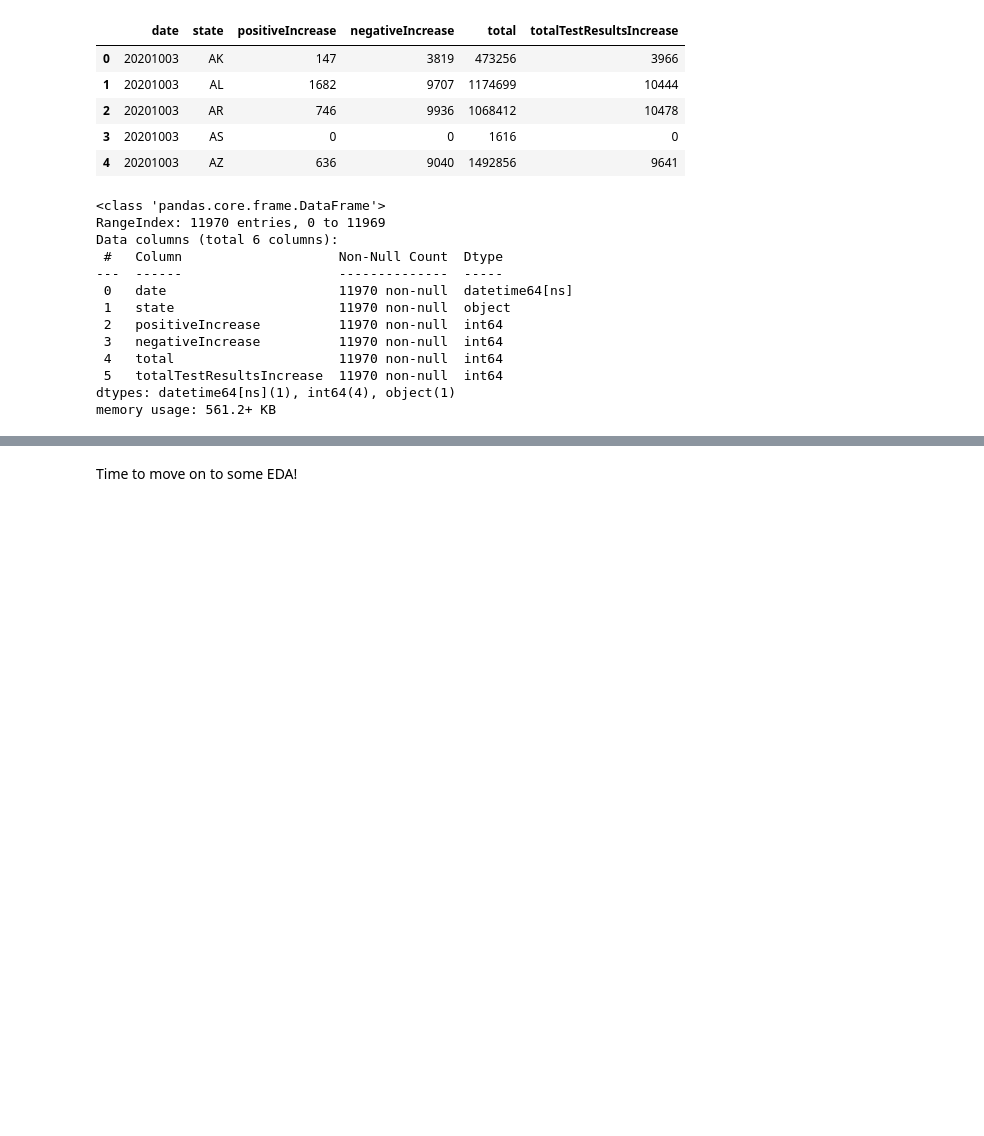
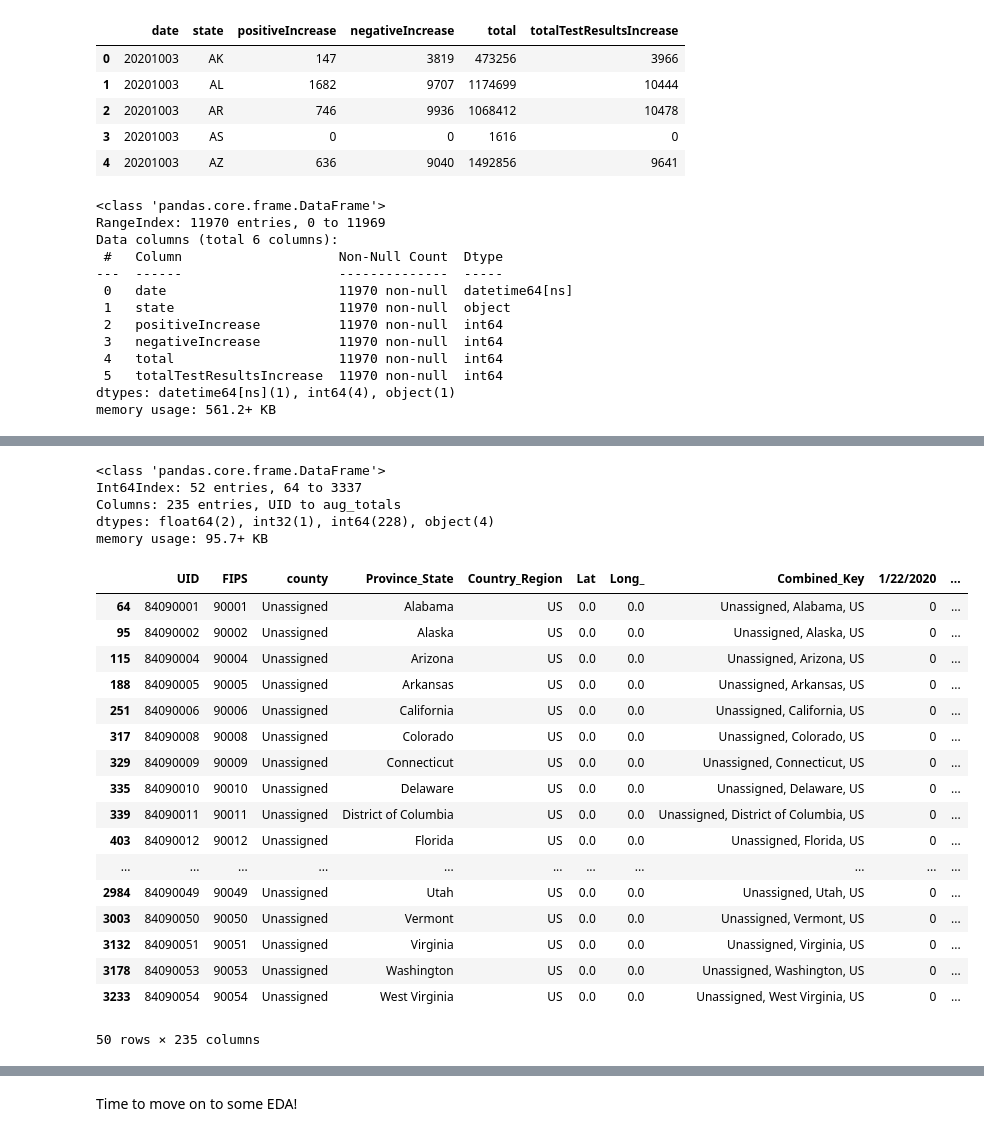
Before and after one commit to bmauss/COVID_Forecast, a Jupyter notebook: 1 Obtaining and Scrubbing Data.ipynb, the cells around one changed output, grey strips where cells are left out. Cells and saved outputs as stored; diff of their text form; code cells hidden in the pictures; blank space fills up the shorter version.

```diff
--- a/1 Obtaining and Scrubbing Data.ipynb
+++ b/1 Obtaining and Scrubbing Data.ipynb
@@ -493,0 +654,3 @@ state_df.to_csv('states_daily_preprocessed.csv')
+# %%
+county.dropna(how='any', inplace=True)
+county.isna().any()
@@ -493,0 +686,4 @@ state_df.to_csv('states_daily_preprocessed.csv')
+# %%
+# Change FIPS to int data type
+county['FIPS'] = county.FIPS.astype(int)
+type(county['FIPS'][0])
@@ -493,0 +695,32 @@ state_df.to_csv('states_daily_preprocessed.csv')
+# %%
+# Checking the Unique values of counties for any placeholders
+unassigned = county[county['county'] == 'Unassigned']
+unassigned.info()
+# %% [output]
+<class 'pandas.core.frame.DataFrame'>
+Int64Index: 52 entries, 64 to 3337
+Columns: 235 entries, UID to aug_totals
+dtypes: float64(2), int32(1), int64(228), object(4)
+memory usage: 95.7+ KB
+# %%
+# Checking
+unassigned.head(50)
+# %% [output]
+|  | UID | FIPS | county | Province_State | Country_Region | Lat | Long_ | Combined_Key | 1/22/2020 | ... |
+| 64 | 84090001 | 90001 | Unassigned | Alabama | US | 0.0 | 0.0 | Unassigned, Alabama, US | 0 | ... |
+| 95 | 84090002 | 90002 | Unassigned | Alaska | US | 0.0 | 0.0 | Unassigned, Alaska, US | 0 | ... |
+| 115 | 84090004 | 90004 | Unassigned | Arizona | US | 0.0 | 0.0 | Unassigned, Arizona, US | 0 | ... |
+| 188 | 84090005 | 90005 | Unassigned | Arkansas | US | 0.0 | 0.0 | Unassigned, Arkansas, US | 0 | ... |
+| 251 | 84090006 | 90006 | Unassigned | California | US | 0.0 | 0.0 | Unassigned, California, US | 0 | ... |
+| 317 | 84090008 | 90008 | Unassigned | Colorado | US | 0.0 | 0.0 | Unassigned, Colorado, US | 0 | ... |
+| 329 | 84090009 | 90009 | Unassigned | Connecticut | US | 0.0 | 0.0 | Unassigned, Connecticut, US | 0 | ... |
+| 335 | 84090010 | 90010 | Unassigned | Delaware | US | 0.0 | 0.0 | Unassigned, Delaware, US | 0 | ... |
+| 339 | 84090011 | 90011 | Unassigned | District of Columbia | US | 0.0 | 0.0 | Unassigned, District of Columbia, US | 0 | ... |
+| 403 | 84090012 | 90012 | Unassigned | Florida | US | 0.0 | 0.0 | Unassigned, Florida, US | 0 | ... |
+| ... | ... | ... | ... | ... | ... | ... | ... | ... | ... | ... |
+| 2984 | 84090049 | 90049 | Unassigned | Utah | US | 0.0 | 0.0 | Unassigned, Utah, US | 0 | ... |
+| 3003 | 84090050 | 90050 | Unassigned | Vermont | US | 0.0 | 0.0 | Unassigned, Vermont, US | 0 | ... |
+| 3132 | 84090051 | 90051 | Unassigned | Virginia | US | 0.0 | 0.0 | Unassigned, Virginia, US | 0 | ... |
+| 3178 | 84090053 | 90053 | Unassigned | Washington | US | 0.0 | 0.0 | Unassigned, Washington, US | 0 | ... |
+| 3233 | 84090054 | 90054 | Unassigned | West Virginia | US | 0.0 | 0.0 | Unassigned, West Virginia, US | 0 | ... |
+50 rows × 235 columns
```
Also changed, not shown: parts of 33 cells of this notebook, 7 other files.
